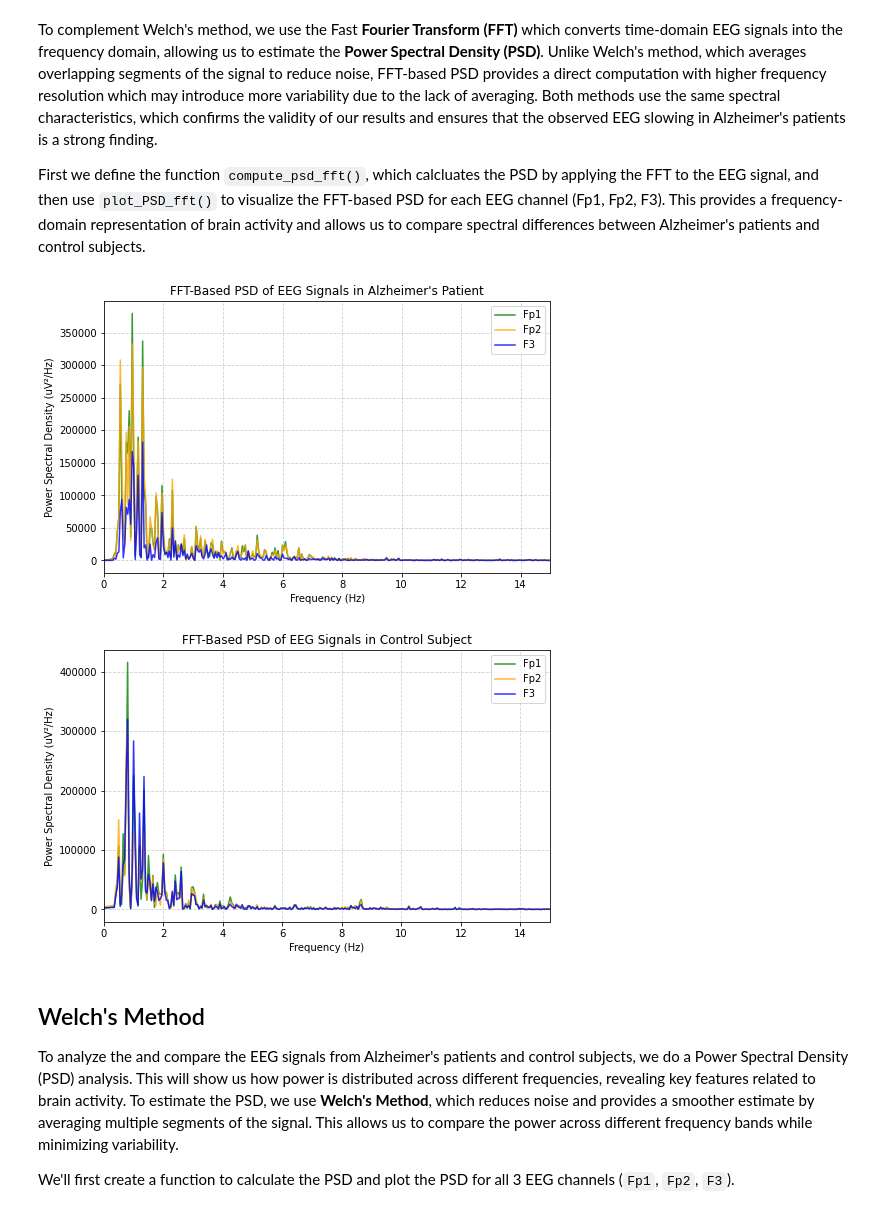
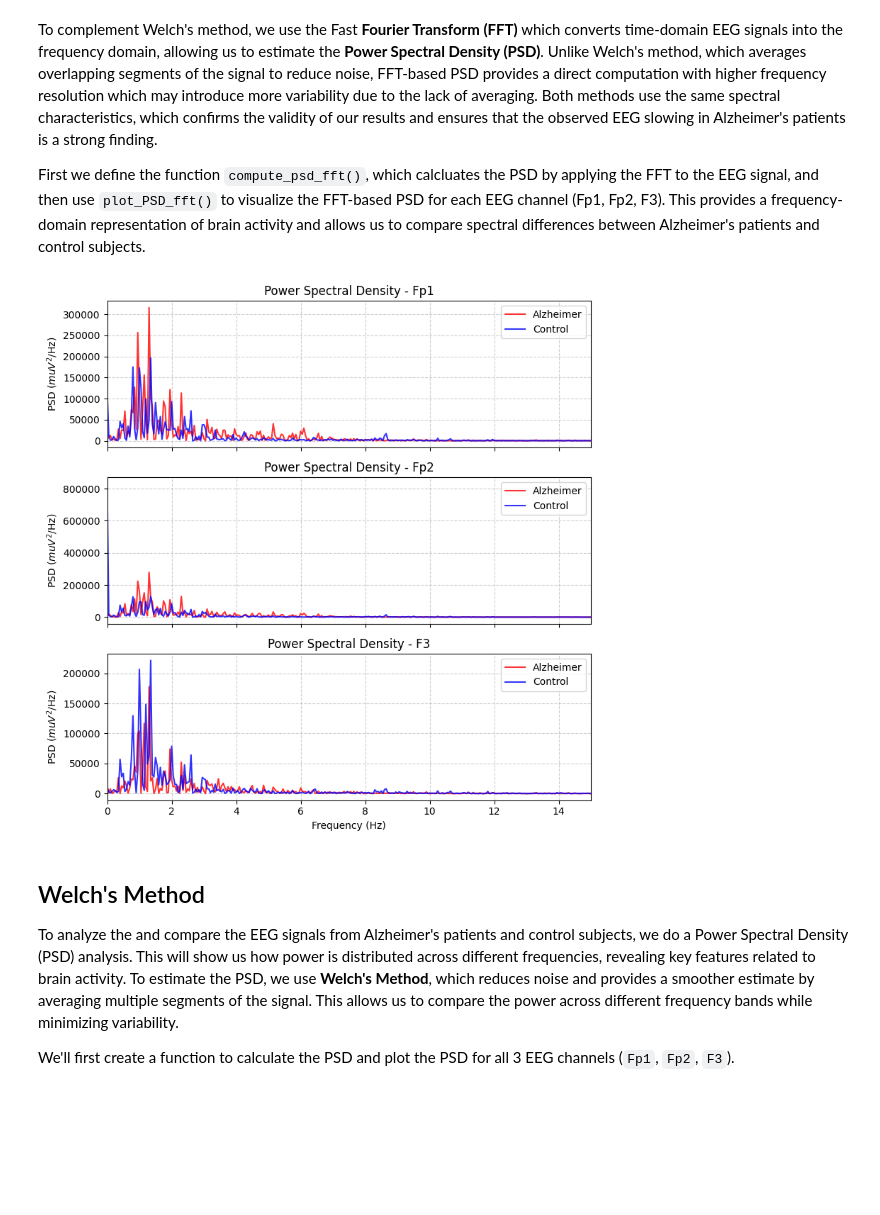
Before and after one commit to Aaron3963/COGS118C_Project, a Jupyter notebook: project.ipynb, the cells around one changed output. Saved outputs shown, nothing was run; the diff lists cells and outputs as text; code cells hidden in the pictures; blank space fills up the shorter version.

```diff
--- a/project.ipynb
+++ b/project.ipynb
@@ -189,30 +200,49 @@ def compute_psd_fft(signal, fs):
     fft_freqs = np.fft.rfftfreq(N, d=1/fs)
     psd = (np.abs(fft_vals) ** 2) / N
     return fft_freqs, psd
-# %%
-def plot_PSD_fft(df, title):
-    freqs_Fp1, psd_Fp1 = compute_psd_fft(df["Fp1"].values, F_s)
-    freqs_Fp2, psd_Fp2 = compute_psd_fft(df["Fp2"].values, F_s)
-    freqs_F3, psd_F3 = compute_psd_fft(df["F3"].values, F_s)
-
-    plt.figure(figsize=(8, 5))
-    plt.plot(freqs_Fp1, psd_Fp1, label="Fp1", color="green", alpha=0.8)
-    plt.plot(freqs_Fp2, psd_Fp2, label="Fp2", color="orange", alpha=0.8)
-    plt.plot(freqs_F3, psd_F3, label="F3", color="blue", alpha=0.8)
-
-    plt.xlabel("Frequency (Hz)")
-    plt.xlim(0, 15)
-    plt.ylabel("Power Spectral Density (uV²/Hz)")
-    plt.title(title)
-    plt.grid(linestyle="--", alpha=0.6)
-    plt.legend()
-    plt.show()
-
-plot_PSD_fft(df_AD, "FFT-Based PSD of EEG Signals in Alzheimer's Patient")
-plot_PSD_fft(df_control, "FFT-Based PSD of EEG Signals in Control Subject")
-# %% [output]
-[figure, removed]
-[figure, removed]
+# %%
+freqs_Fp1_AD, psd_Fp1_AD = compute_psd_fft(df_AD_FIRfiltered["Fp1"].values, F_s)
+freqs_Fp1_control, psd_Fp1_control = compute_psd_fft(df_control_FIRfiltered["Fp1"].values, F_s)
+
+freqs_Fp2_AD, psd_Fp2_AD = compute_psd_fft(df_AD_FIRfiltered["Fp2"].values, F_s)
+freqs_Fp2_control, psd_Fp2_control = compute_psd_fft(df_control_FIRfiltered["Fp2"].values, F_s)
+
+freqs_F3_AD, psd_F3_AD = compute_psd_fft(df_AD_FIRfiltered["F3"].values, F_s)
+freqs_F3_control, psd_F3_control = compute_psd_fft(df_control_FIRfiltered["F3"].values, F_s)
+
+fig, axes = plt.subplots(3, 1, figsize=(8, 8), sharex=True)
+
+# Fp1
+axes[0].plot(freqs_Fp1_AD, psd_Fp1_AD, label="Alzheimer", color="red", alpha=0.8)
+axes[0].plot(freqs_Fp1_control, psd_Fp1_control, label="Control", color="blue", alpha=0.8)
+axes[0].set_ylabel(r"PSD ($muV^2$/Hz)")
+axes[0].set_title("Power Spectral Density - Fp1")
+axes[0].legend()
+axes[0].grid(linestyle="--", alpha=0.6)
+
+# Fp2
+axes[1].plot(freqs_Fp2_AD, psd_Fp2_AD, label="Alzheimer", color="red", alpha=0.8)
+axes[1].plot(freqs_Fp2_control, psd_Fp2_control, label="Control", color="blue", alpha=0.8)
+axes[1].set_ylabel(r"PSD ($muV^2$/Hz)")
+axes[1].set_title("Power Spectral Density - Fp2")
+axes[1].legend()
+axes[1].grid(linestyle="--", alpha=0.6)
+
+# F3
+axes[2].plot(freqs_F3_AD, psd_F3_AD, label="Alzheimer", color="red", alpha=0.8)
+axes[2].plot(freqs_F3_control, psd_F3_control, label="Control", color="blue", alpha=0.8)
+axes[2].set_xlabel("Frequency (Hz)")
+axes[2].set_ylabel(r"PSD ($muV^2$/Hz)")
+axes[2].set_title("Power Spectral Density - F3")
+axes[2].legend()
+axes[2].grid(linestyle="--", alpha=0.6)
+
+
+plt.xlim(0, 15)
+plt.tight_layout()
+plt.show()
+# %% [output]
+[figure, added]
 # %% [markdown]
 ## Welch's Method
 
```
Also changed, not shown: parts of 16 cells of this notebook.
